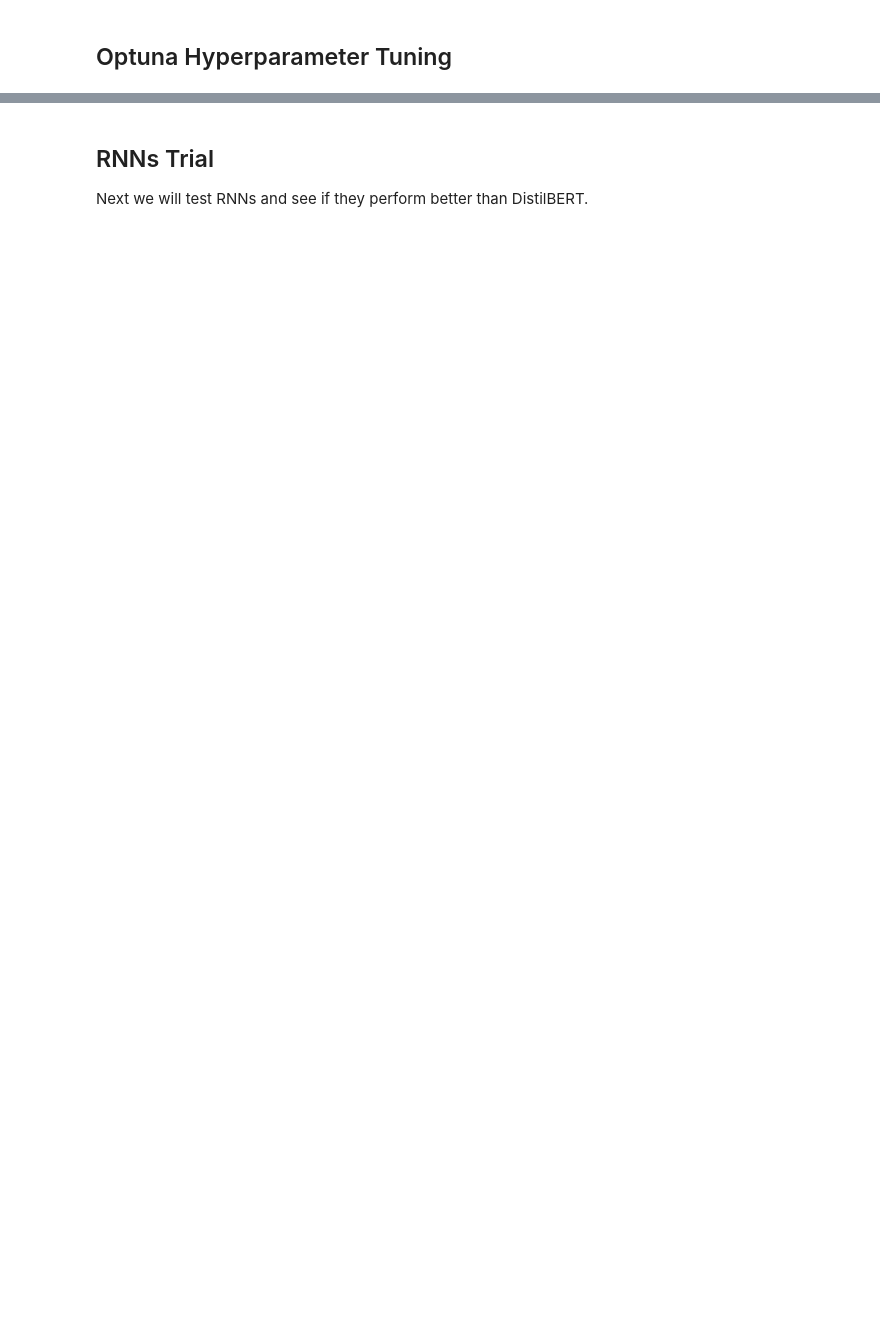
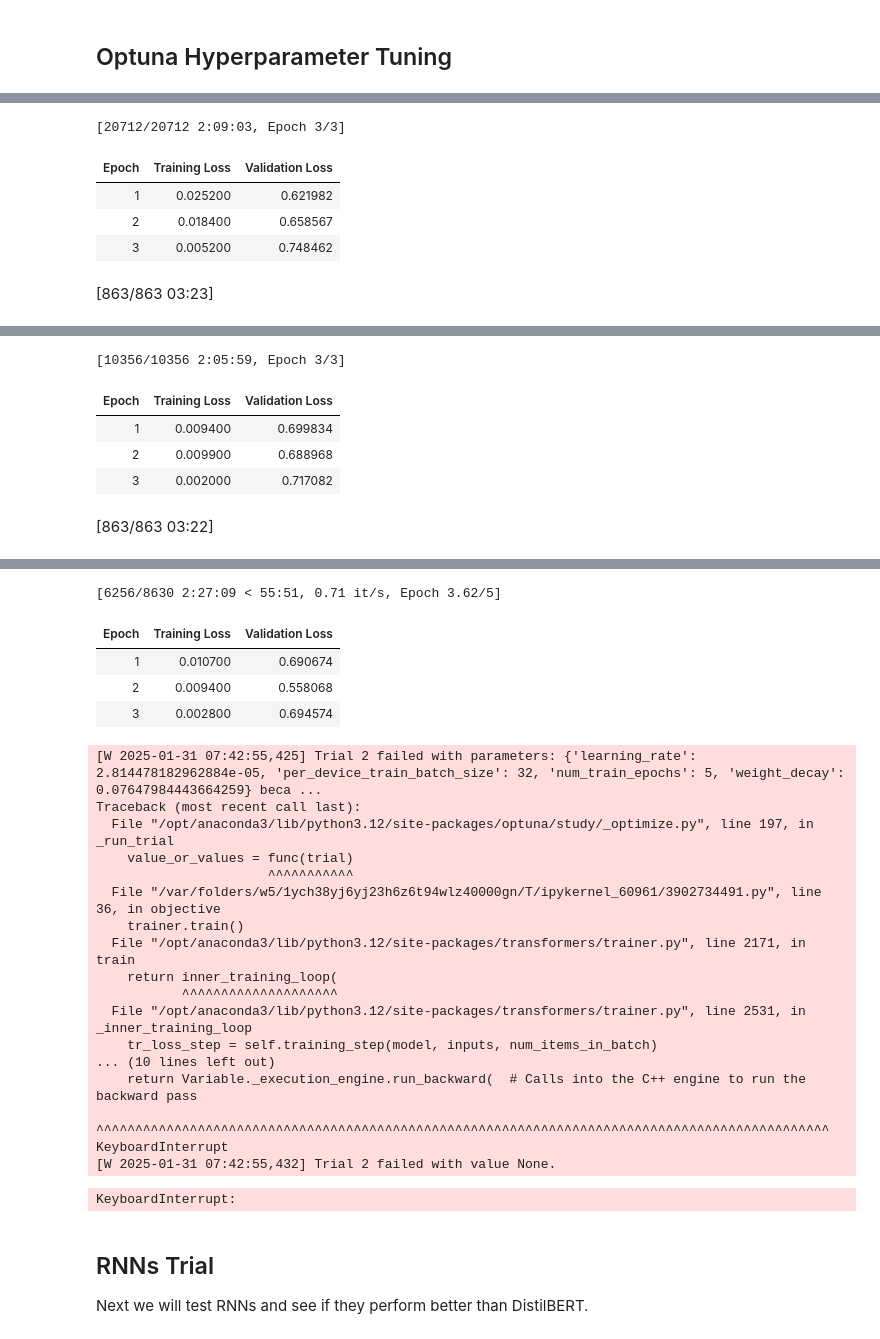
Before and after one commit to yasmine-11/FP-Fake-News-Detection, a Jupyter notebook: Fake-News-Detection.ipynb, the cells around one changed output, grey strips where cells are left out. Drawn from its saved outputs; the diff is of its cells as text; code cells hidden in the pictures; blank space fills up the shorter version.

```diff
--- a/Fake-News-Detection.ipynb
+++ b/Fake-News-Detection.ipynb
@@ -1104,0 +1145,3 @@ weighted avg       0.93      0.93      0.93     13808
+# %%
+# Initialize Optuna study
+study = optuna.create_study(direction="maximize")
@@ -1104,0 +1150,10 @@ weighted avg       0.93      0.93      0.93     13808
+# %%
+# Start optimization
+study.optimize(objective, n_trials=10)  # Adjust n_trials as needed
+# %% [output]
+[20712/20712 2:09:03, Epoch 3/3]
+| Epoch | Training Loss | Validation Loss |
+| 1 | 0.025200 | 0.621982 |
+| 2 | 0.018400 | 0.658567 |
+| 3 | 0.005200 | 0.748462 |
+[863/863 03:23]
@@ -1104,0 +1162,6 @@ weighted avg       0.93      0.93      0.93     13808
+[10356/10356 2:05:59, Epoch 3/3]
+| Epoch | Training Loss | Validation Loss |
+| 1 | 0.009400 | 0.699834 |
+| 2 | 0.009900 | 0.688968 |
+| 3 | 0.002000 | 0.717082 |
+[863/863 03:22]
@@ -1104,0 +1170,23 @@ weighted avg       0.93      0.93      0.93     13808
+[6256/8630 2:27:09 < 55:51, 0.71 it/s, Epoch 3.62/5]
+| Epoch | Training Loss | Validation Loss |
+| 1 | 0.010700 | 0.690674 |
+| 2 | 0.009400 | 0.558068 |
+| 3 | 0.002800 | 0.694574 |
+[W 2025-01-31 07:42:55,425] Trial 2 failed with parameters: {'learning_rate': 2.814478182962884e-05, 'per_device_train_batch_size': 32, 'num_train_epochs': 5, 'weight_decay': 0.07647984443664259} beca ...
+Traceback (most recent call last):
+  File "/opt/anaconda3/lib/python3.12/site-packages/optuna/study/_optimize.py", line 197, in _run_trial
+    value_or_values = func(trial)
+                      ^^^^^^^^^^^
+  File "/var/folders/w5/1ych38yj6yj23h6z6t94wlz40000gn/T/ipykernel_60961/3902734491.py", line 36, in objective
+    trainer.train()
+  File "/opt/anaconda3/lib/python3.12/site-packages/transformers/trainer.py", line 2171, in train
+    return inner_training_loop(
+           ^^^^^^^^^^^^^^^^^^^^
+  File "/opt/anaconda3/lib/python3.12/site-packages/transformers/trainer.py", line 2531, in _inner_training_loop
+    tr_loss_step = self.training_step(model, inputs, num_items_in_batch)
+... (10 lines left out)
+    return Variable._execution_engine.run_backward(  # Calls into the C++ engine to run the backward pass
+           ^^^^^^^^^^^^^^^^^^^^^^^^^^^^^^^^^^^^^^^^^^^^^^^^^^^^^^^^^^^^^^^^^^^^^^^^^^^^^^^^^^^^^^^^^^^^^^
+KeyboardInterrupt
+[W 2025-01-31 07:42:55,432] Trial 2 failed with value None.
+KeyboardInterrupt:
```
Also changed, not shown: parts of 33 cells of this notebook.
